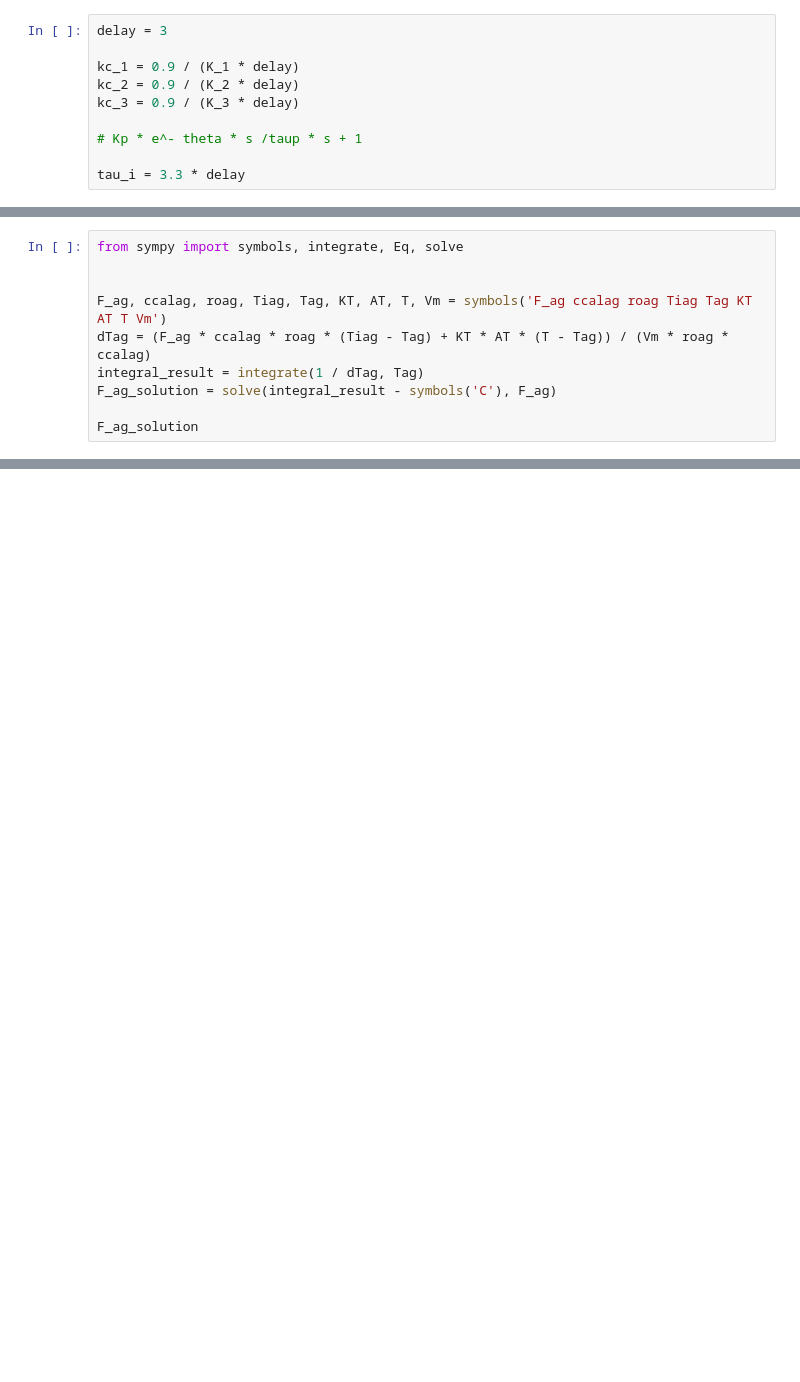
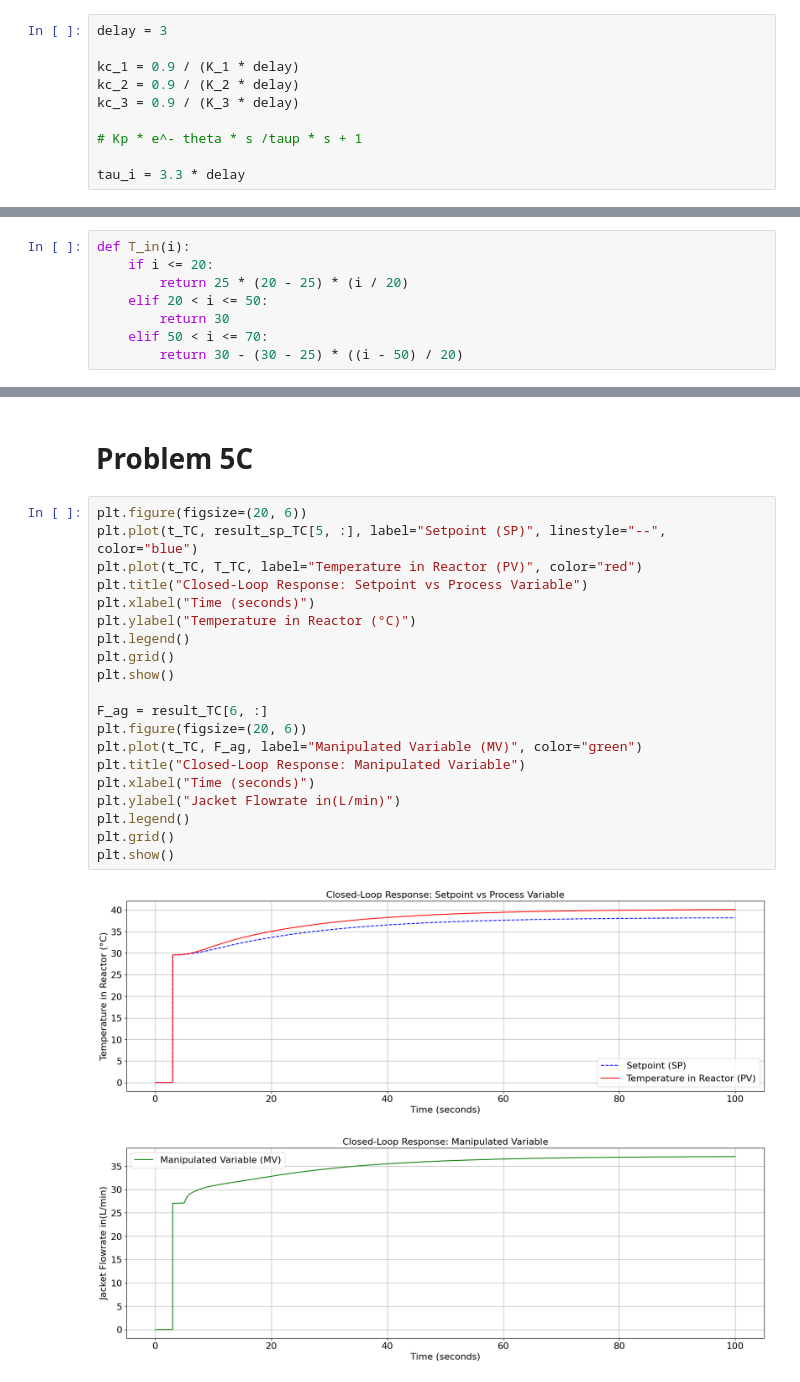
Before and after one commit to rahilisashaik/cbe_162, a Jupyter notebook: project/162_project.ipynb, the cells around one changed output, grey strips where cells are left out. Saved outputs shown, nothing was run; the diff lists cells and outputs as text; blank space fills up the shorter version.

Commit message:
temperature PI controller and hw 11 complete

```diff
--- a/project/162_project.ipynb
+++ b/project/162_project.ipynb
@@ -648,10 +645,0 @@ tau_i = 3.3 * delay
-# %%
-from sympy import symbols, integrate, Eq, solve
-
-
-F_ag, ccalag, roag, Tiag, Tag, KT, AT, T, Vm = symbols('F_ag ccalag roag Tiag Tag KT AT T Vm')
-dTag = (F_ag * ccalag * roag * (Tiag - Tag) + KT * AT * (T - Tag)) / (Vm * roag * ccalag)
-integral_result = integrate(1 / dTag, Tag)
-F_ag_solution = solve(integral_result - symbols('C'), F_ag)
-
-F_ag_solution
@@ -719,0 +667,8 @@ def dynamic_model_with_TC(time, x0):
+# %%
+def T_in(i):
+    if i <= 20:
+        return 25 * (20 - 25) * (i / 20)
+    elif 20 < i <= 50:
+        return 30
+    elif 50 < i <= 70:
+        return 30 - (30 - 25) * ((i - 50) / 20)
@@ -739,0 +724,25 @@ plt.legend()
+# %% [markdown]
+# Problem 5C
+# %%
+plt.figure(figsize=(20, 6))
+plt.plot(t_TC, result_sp_TC[5, :], label="Setpoint (SP)", linestyle="--", color="blue")
+plt.plot(t_TC, T_TC, label="Temperature in Reactor (PV)", color="red")
+plt.title("Closed-Loop Response: Setpoint vs Process Variable")
+plt.xlabel("Time (seconds)")
+plt.ylabel("Temperature in Reactor (°C)")
+plt.legend()
+plt.grid()
+plt.show()
+
+F_ag = result_TC[6, :]
+plt.figure(figsize=(20, 6))
+plt.plot(t_TC, F_ag, label="Manipulated Variable (MV)", color="green")
+plt.title("Closed-Loop Response: Manipulated Variable")
+plt.xlabel("Time (seconds)")
+plt.ylabel("Jacket Flowrate in(L/min)")
+plt.legend()
+plt.grid()
+plt.show()
+# %% [output]
+[figure, added]
+[figure, added]
```
Also changed, not shown: parts of 15 cells of this notebook, 2 other files.
